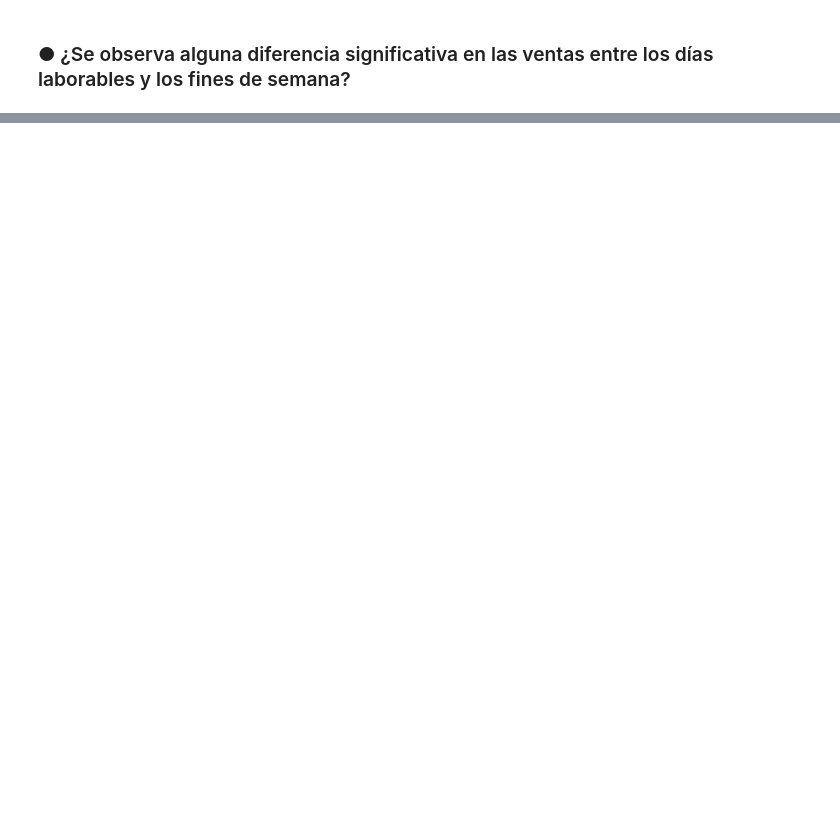
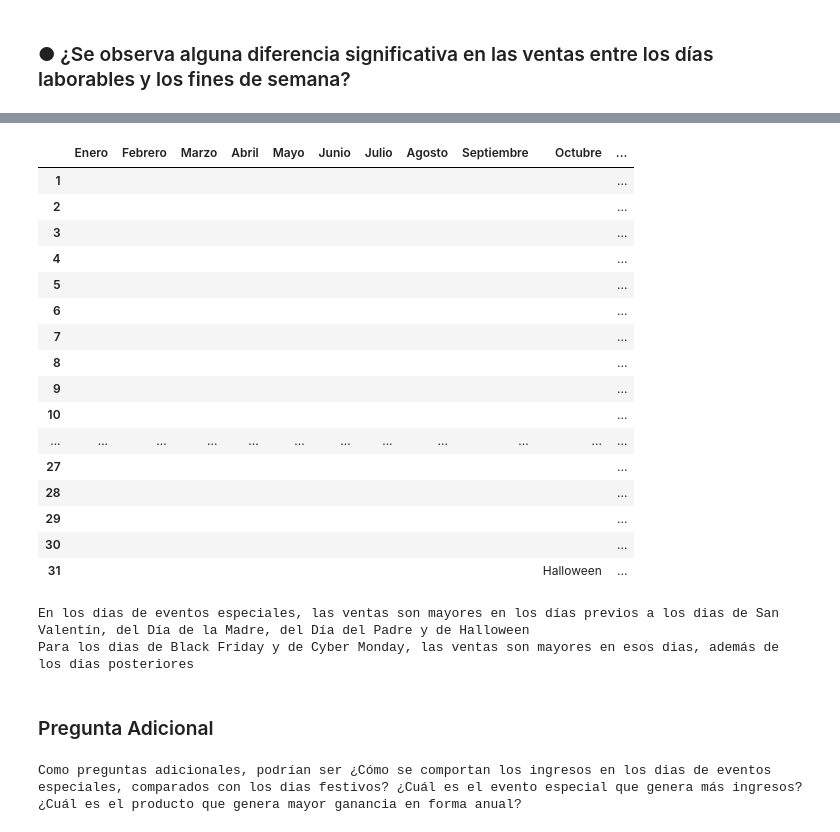
Before and after one commit to ilDiegoCC/PHY_BIGDATA_lab1, a Jupyter notebook: Laboratorio_01.ipynb, the cells around one changed output, grey strips where cells are left out. Drawn from its saved outputs; the diff is of its cells as text; code cells hidden in the pictures; blank space fills up the shorter version.

```diff
--- a/Laboratorio_01.ipynb
+++ b/Laboratorio_01.ipynb
@@ -1657,0 +2164,20 @@ A lo largo de los días, las venta varían dentro de su promedio mensual
+# %%
+# Se arma un diccionarion con fechas de eventos especiales
+data_eventos_especiales = {
+    'fecha': [
+        '14 de febrero','12 me mayo', '16 de junio', '31 de octubre', '29 de noviembre', '2 de diciembre'
+    ],
+    'Festividad': [
+        'San Valentín', 'Día de la Madre','Día del Padre', 'Halloween', 'Black Friday', 'Cyber Monday'
+    ],
+    'mes':[
+        'Febrero', 'Mayo', 'Junio', 'Octubre', 'Noviembre', 'Diciembre'
+    ],
+    'dia':[
+        '14', '12', '16', '31', '29', '2'
+    ]
+}
+# %%
+# Se pasa el diccionario a un dataframe
+df_eventos_especiales = pd.DataFrame(data_eventos_especiales)
+df_eventos_especiales
@@ -1657,0 +2192,26 @@ A lo largo de los días, las venta varían dentro de su promedio mensual
+# %%
+# Se crea un dataframe matriz para almacenar los eventos especiales por dia
+df_matriz_dias_eventos_especiales = pd.DataFrame(index=dias, columns=meses, data='')
+# Se agregan los eventos especiales al dataframe matriz
+for i in range(len(df_eventos_especiales)):
+    df_matriz_dias_eventos_especiales.at[int(df_eventos_especiales['dia'][i]),df_eventos_especiales['mes'][i]] = df_eventos_especiales['Festividad'][i]
+
+df_matriz_dias_eventos_especiales
+# %% [output]
+|  | Enero | Febrero | Marzo | Abril | Mayo | Junio | Julio | Agosto | Septiembre | Octubre | ... |
+| 1 |  |  |  |  |  |  |  |  |  |  | ... |
+| 2 |  |  |  |  |  |  |  |  |  |  | ... |
+| 3 |  |  |  |  |  |  |  |  |  |  | ... |
+| 4 |  |  |  |  |  |  |  |  |  |  | ... |
+| 5 |  |  |  |  |  |  |  |  |  |  | ... |
+| 6 |  |  |  |  |  |  |  |  |  |  | ... |
+| 7 |  |  |  |  |  |  |  |  |  |  | ... |
+| 8 |  |  |  |  |  |  |  |  |  |  | ... |
+| 9 |  |  |  |  |  |  |  |  |  |  | ... |
+| 10 |  |  |  |  |  |  |  |  |  |  | ... |
+| ... | ... | ... | ... | ... | ... | ... | ... | ... | ... | ... | ... |
+| 27 |  |  |  |  |  |  |  |  |  |  | ... |
+| 28 |  |  |  |  |  |  |  |  |  |  | ... |
+| 29 |  |  |  |  |  |  |  |  |  |  | ... |
+| 30 |  |  |  |  |  |  |  |  |  |  | ... |
+| 31 |  |  |  |  |  |  |  |  |  | Halloween | ... |
@@ -1657,0 +2242,14 @@ A lo largo de los días, las venta varían dentro de su promedio mensual
+# %%
+print('En los dias de eventos especiales, las ventas son mayores en los días previos a los dias de San Valentín, del Día de la Madre, del Día del Padre y de Halloween')
+print('Para los dias de Black Friday y de Cyber Monday, las ventas son mayores en esos dias, además de los dias posteriores')
+# %% [output]
+En los dias de eventos especiales, las ventas son mayores en los días previos a los dias de San Valentín, del Día de la Madre, del Día del Padre y de Halloween
+Para los dias de Black Friday y de Cyber Monday, las ventas son mayores en esos dias, además de los dias posteriores
+# %% [markdown]
+### Pregunta Adicional
+# %%
+print('Como preguntas adicionales, podrían ser ¿Cómo se comportan los ingresos en los dias de eventos especiales, comparados con los dias festivos? ¿Cuál es el evento especial que genera más ingresos?')
+print('¿Cuál es el producto que genera mayor ganancia en forma anual?')
+# %% [output]
+Como preguntas adicionales, podrían ser ¿Cómo se comportan los ingresos en los dias de eventos especiales, comparados con los dias festivos? ¿Cuál es el evento especial que genera más ingresos?
+¿Cuál es el producto que genera mayor ganancia en forma anual?
```
Also changed, not shown: parts of 44 cells of this notebook, 16 other files.
